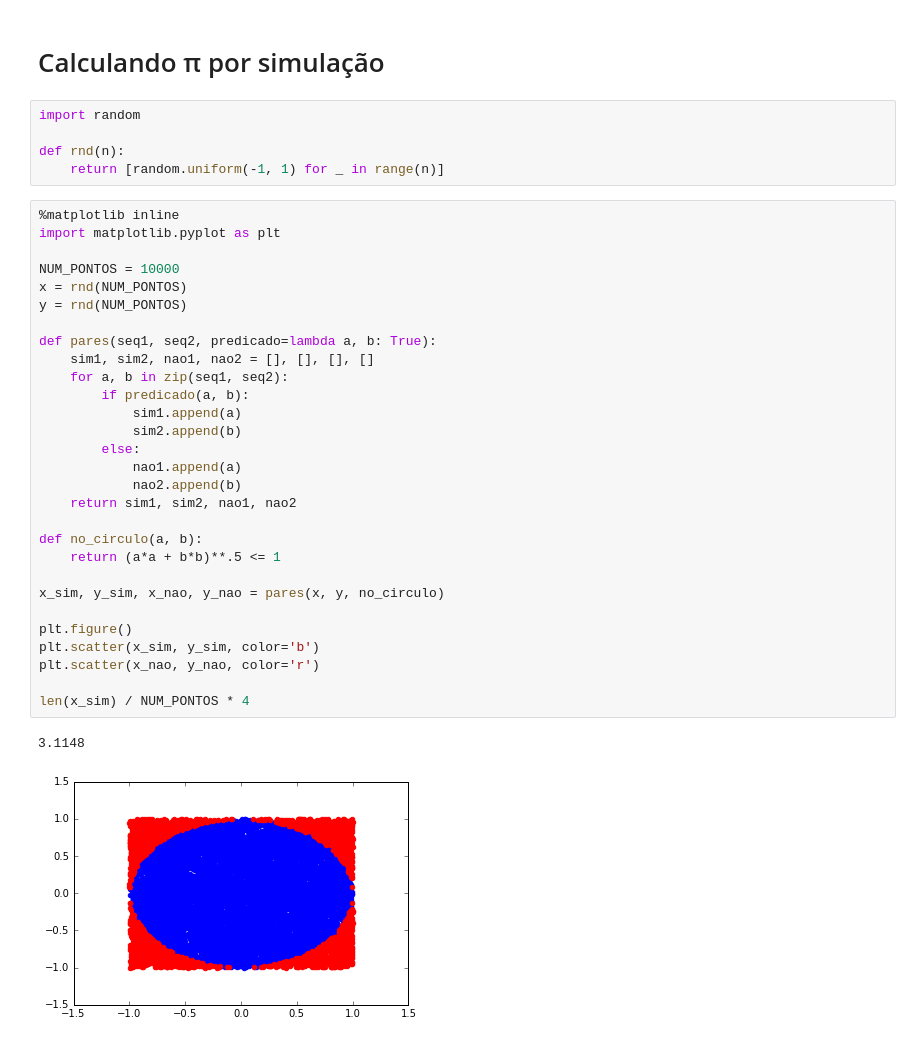
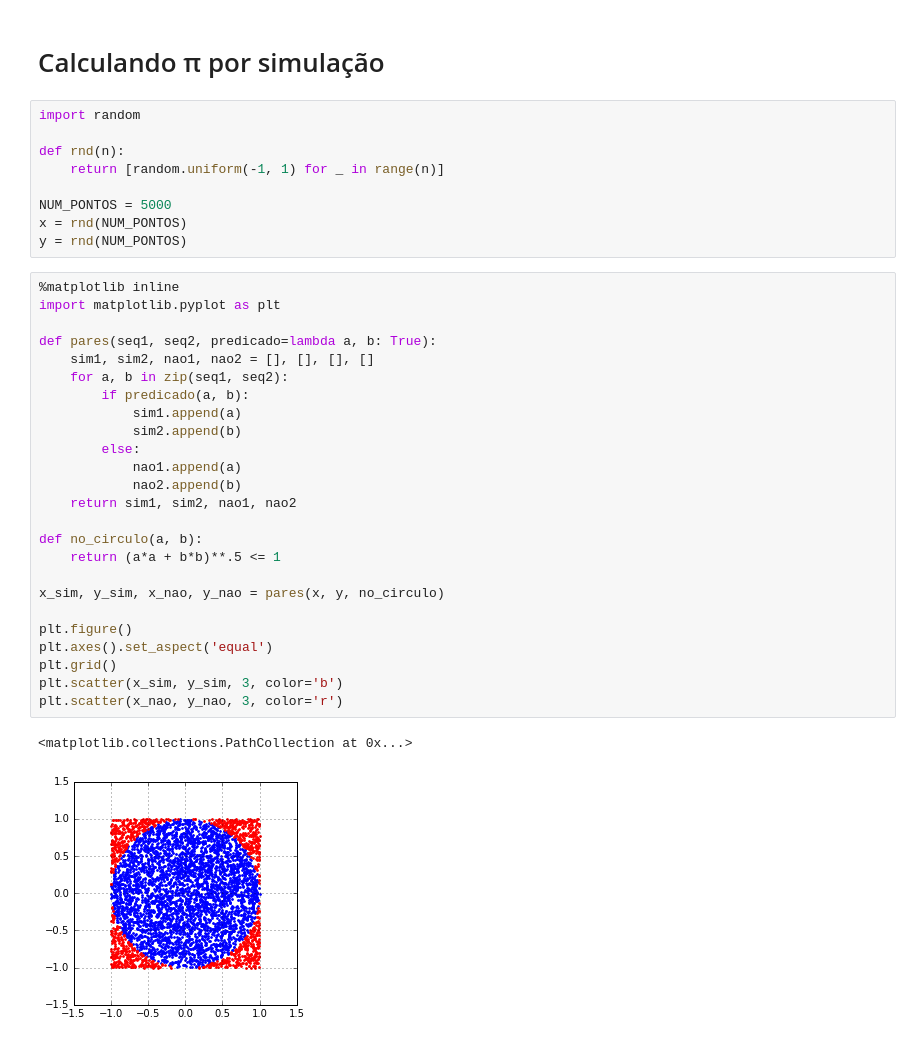
Before and after one commit to dadosprobr/jupyter101, a Jupyter notebook: pi-sim.ipynb, the cells around one changed output. Saved outputs shown, nothing was run; the diff lists cells and outputs as text.

```diff
--- a/pi-sim.ipynb
+++ b/pi-sim.ipynb
@@ -5,35 +5,35 @@ import random
 
 def rnd(n):
     return [random.uniform(-1, 1) for _ in range(n)]
+
+NUM_PONTOS = 5000
+x = rnd(NUM_PONTOS)
+y = rnd(NUM_PONTOS)
 # %%
 %matplotlib inline
 import matplotlib.pyplot as plt
-
-NUM_PONTOS = 10000
-x = rnd(NUM_PONTOS)
-y = rnd(NUM_PONTOS)
 
 def pares(seq1, seq2, predicado=lambda a, b: True):
     sim1, sim2, nao1, nao2 = [], [], [], []
     for a, b in zip(seq1, seq2):
         if predicado(a, b):
             sim1.append(a)
             sim2.append(b)
         else:
             nao1.append(a)
             nao2.append(b)
     return sim1, sim2, nao1, nao2
 
 def no_circulo(a, b):
     return (a*a + b*b)**.5 <= 1
 
 x_sim, y_sim, x_nao, y_nao = pares(x, y, no_circulo)
 
 plt.figure()
-plt.scatter(x_sim, y_sim, color='b')
-plt.scatter(x_nao, y_nao, color='r')
-
-len(x_sim) / NUM_PONTOS * 4
+plt.axes().set_aspect('equal')
+plt.grid()
+plt.scatter(x_sim, y_sim, 3, color='b')
+plt.scatter(x_nao, y_nao, 3, color='r')
 # %% [output]
-3.1148
+<matplotlib.collections.PathCollection at 0x...>
-[figure, old version]
+[figure, new version]
```
Also changed, not shown: parts of 6 cells of this notebook, 1 other file.
